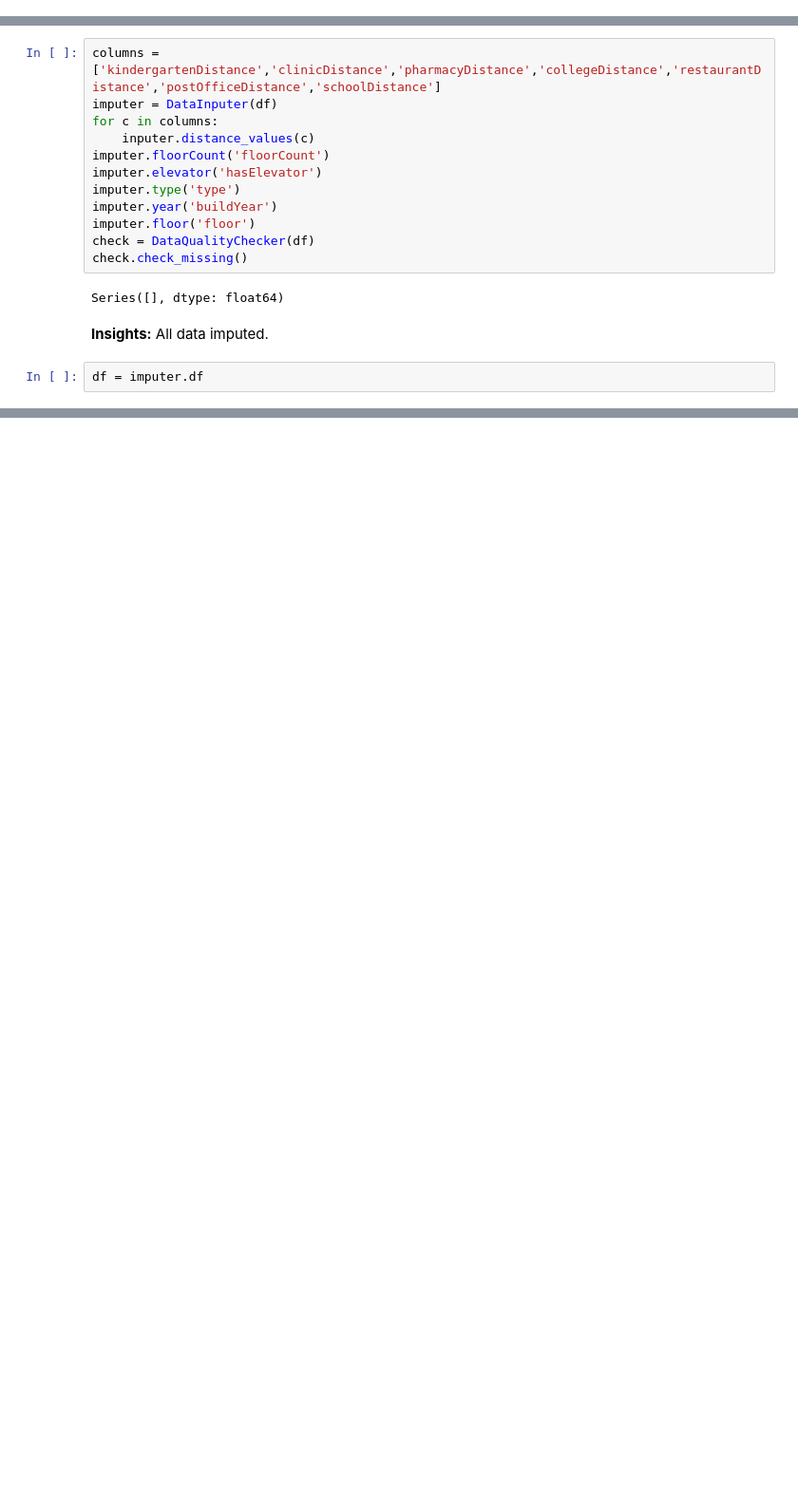
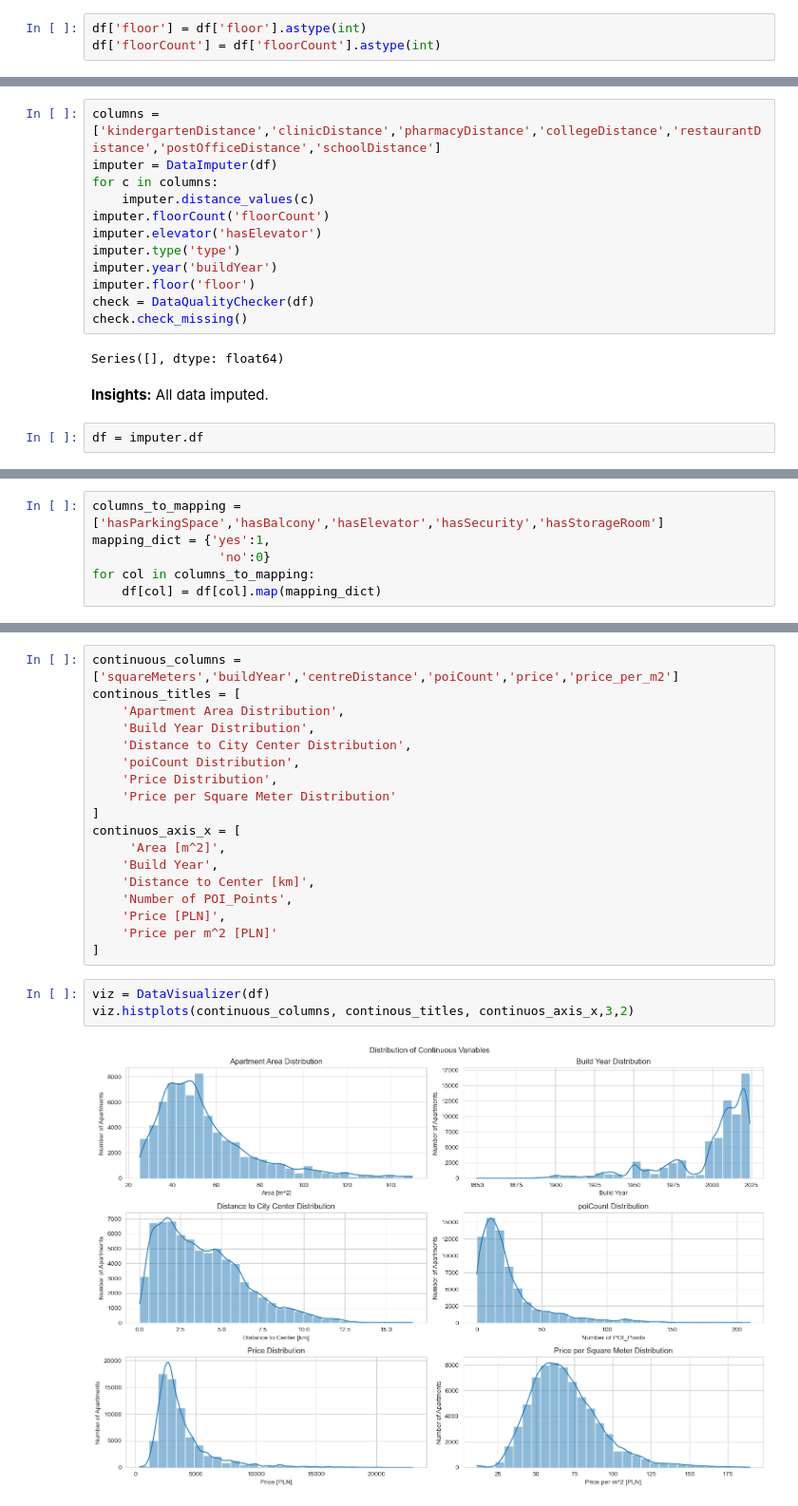
Before and after one commit to Oliwer1992/polish-real-estate-analysis, a Jupyter notebook: 02_Data_Cleaning_and_EDA.ipynb, the cells around one changed output, grey strips where cells are left out. Shown at 95% size. Cells and saved outputs as stored; diff of their text form; blank space fills up the shorter version.

Commit message:
feat: add DataVisualizer class

```diff
--- a/02_Data_Cleaning_and_EDA.ipynb
+++ b/02_Data_Cleaning_and_EDA.ipynb
@@ -44,5 +44,8 @@ memory usage: 15.1+ MB
 # %%
 df['date'] = pd.to_datetime(df['date'])
+# %%
+df['floor'] = df['floor'].astype(int)
+df['floorCount'] = df['floorCount'].astype(int)
 # %%
 df.shape
 # %% [output]
@@ -168,9 +171,9 @@ class DataImputer:
         self.df[column] = self.df[column].round()
 # %%
 columns = ['kindergartenDistance','clinicDistance','pharmacyDistance','collegeDistance','restaurantDistance','postOfficeDistance','schoolDistance']
-imputer = DataInputer(df)
+imputer = DataImputer(df)
 for c in columns:
-    inputer.distance_values(c)
+    imputer.distance_values(c)
 imputer.floorCount('floorCount')
 imputer.elevator('hasElevator')
 imputer.type('type')
@@ -186,0 +196,6 @@ df = imputer.df
+# %%
+columns_to_mapping = ['hasParkingSpace','hasBalcony','hasElevator','hasSecurity','hasStorageRoom']
+mapping_dict = {'yes':1,
+                 'no':0}
+for col in columns_to_mapping:
+    df[col] = df[col].map(mapping_dict)
@@ -186,0 +264,23 @@ df = imputer.df
+# %%
+continuous_columns = ['squareMeters','buildYear','centreDistance','poiCount','price','price_per_m2']
+continous_titles = [
+    'Apartment Area Distribution',
+    'Build Year Distribution',
+    'Distance to City Center Distribution',
+    'poiCount Distribution',
+    'Price Distribution',
+    'Price per Square Meter Distribution'
+]
+continuos_axis_x = [
+     'Area [m^2]',
+    'Build Year',
+    'Distance to Center [km]',
+    'Number of POI_Points',
+    'Price [PLN]',
+    'Price per m^2 [PLN]'
+]
+# %%
+viz = DataVisualizer(df)
+viz.histplots(continuous_columns, continous_titles, continuos_axis_x,3,2)
+# %% [output]
+[figure, added]
```
Also changed, not shown: parts of 14 cells of this notebook.
